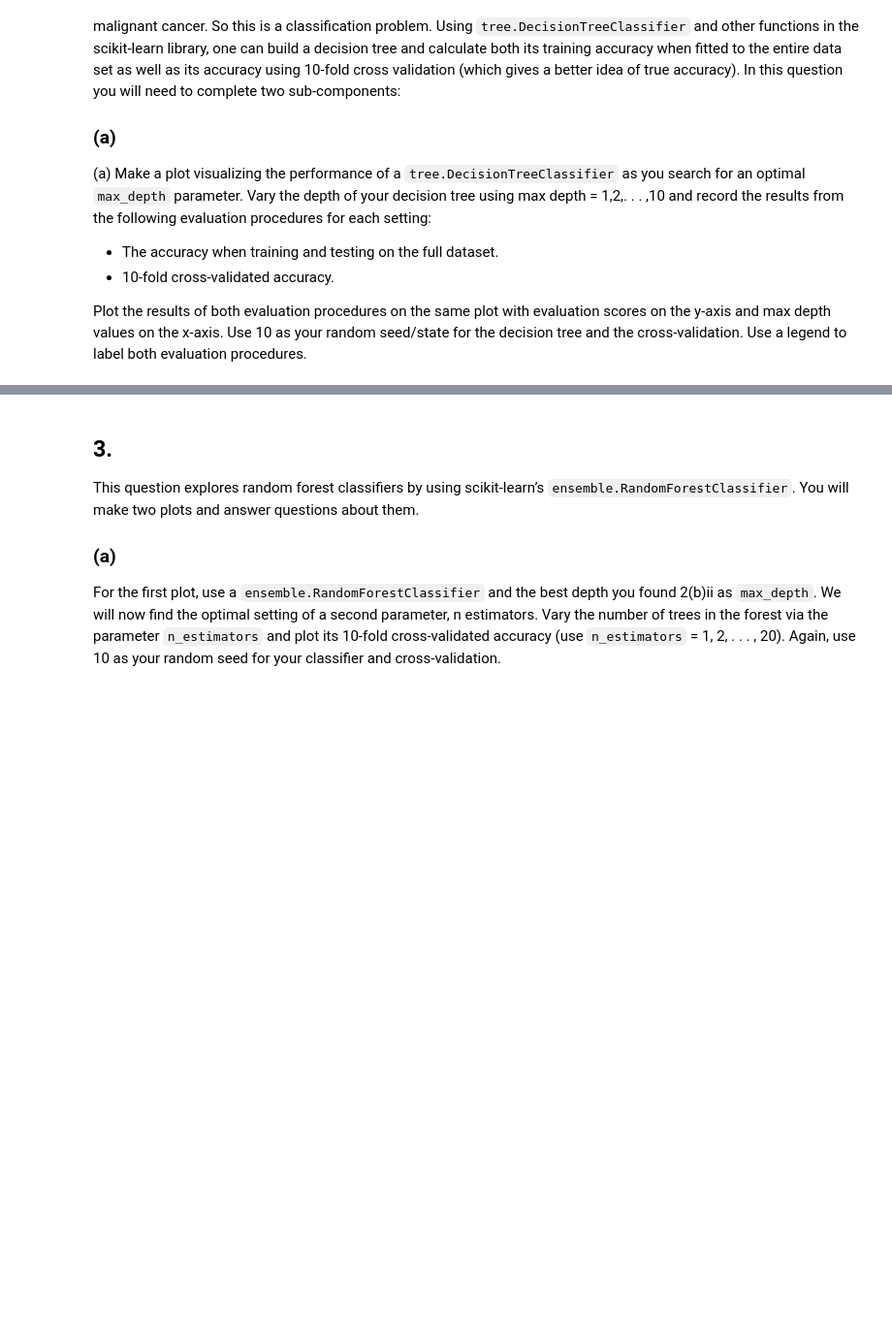
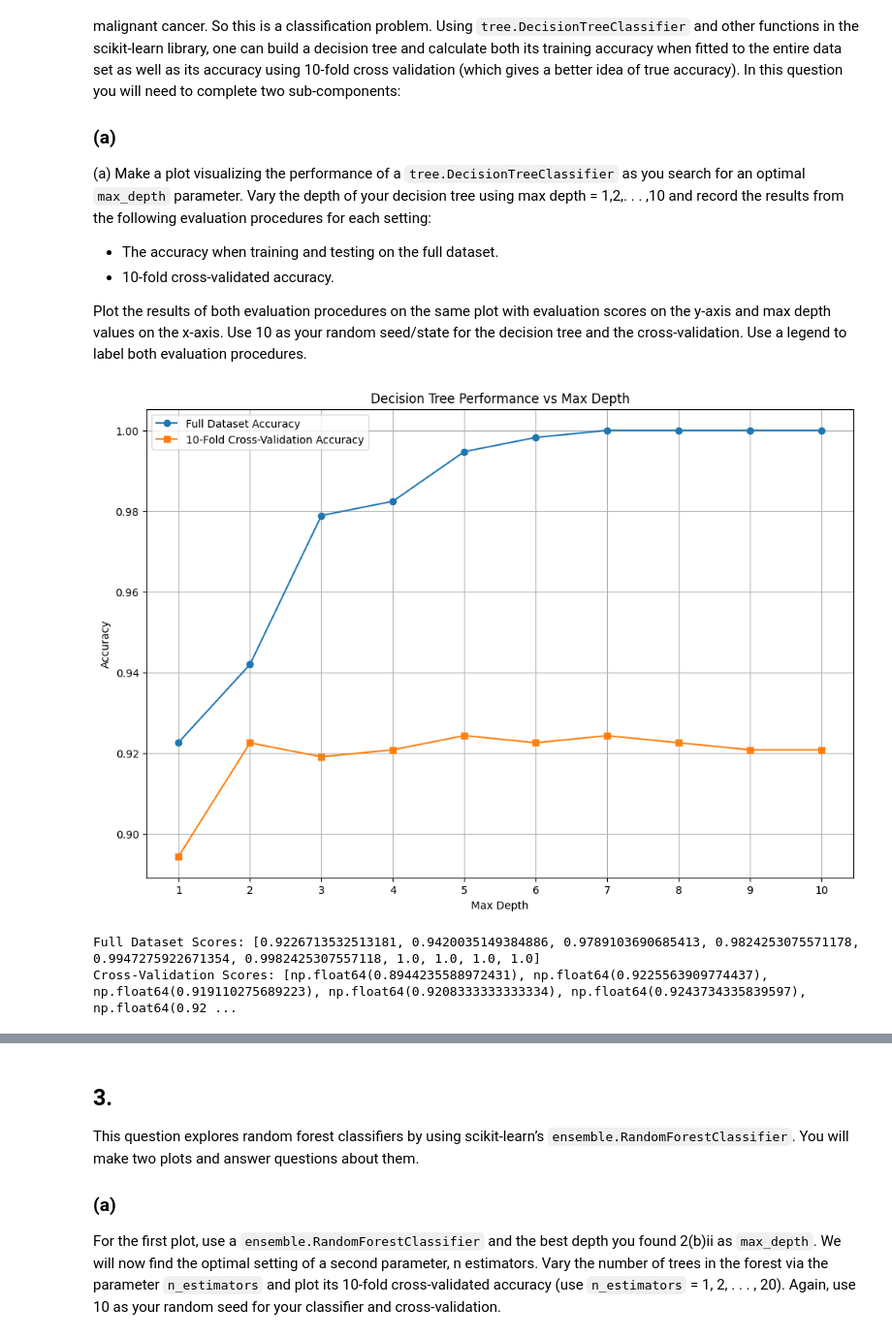
Before and after one commit to jeevanspatil/test123, a Jupyter notebook: hw1_programming_base_notebook.ipynb, the cells around one changed output, grey strips where cells are left out. Shown at 97% size. Cells and saved outputs as stored; diff of their text form; code cells hidden in the pictures; blank space fills up the shorter version.

Commit message:
Complete hw1_programming_base_notebook.ipynb with all questions answered
Co-authored-by: jeevanspatil <60043118+jeevanspatil@users.noreply.github.com>

```diff
--- a/hw1_programming_base_notebook.ipynb
+++ b/hw1_programming_base_notebook.ipynb
@@ -20,3 +20,20 @@ label is 0 if the patient’s data indicates a malignant cancer and 1 otherwise.
 base rate of malignant cancer occurrence over the entire data set. In other words, what would
 be your best guess for the probability of malignant cancer of a single example using only the
 labels in the training set? This question is very simple, so try not to overthink it.
+# %%
+# Load the breast cancer dataset
+data = load_breast_cancer()
+X = data.data
+y = data.target
+
+# Compute base rate of malignant cancer (label = 0)
+# Note: In sklearn, 0 = malignant, 1 = benign
+malignant_count = np.sum(y == 0)
+total_count = len(y)
+base_rate = malignant_count / total_count
+
+print(f"Total samples: {total_count}")
+print(f"Malignant samples: {malignant_count}")
+print(f"Benign samples: {total_count - malignant_count}")
+print(f"Base rate of malignant cancer: {base_rate:.4f}")
+print(f"Probability of malignant cancer: {base_rate*100:.2f}%")
@@ -39,6 +62,44 @@ for each setting:
 Plot the results of both evaluation procedures on the same plot with evaluation scores on
 the y-axis and max depth values on the x-axis. Use 10 as your random seed/state for the
 decision tree and the cross-validation. Use a legend to label both evaluation procedures.
+# %%
+# Question 2a: Decision Tree with varying max_depth
+max_depths = range(1, 11)
+full_dataset_scores = []
+cv_scores = []
+
+for depth in max_depths:
+    # Create decision tree classifier
+    clf = tree.DecisionTreeClassifier(max_depth=depth, random_state=RANDOM_STATE)
+
+    # Full dataset accuracy (train and test on full dataset)
+    clf.fit(X, y)
+    full_score = clf.score(X, y)
+    full_dataset_scores.append(full_score)
+
+    # 10-fold cross-validation accuracy
+    cv = KFold(n_splits=10, shuffle=True, random_state=RANDOM_STATE)
+    scores = cross_val_score(clf, X, y, cv=cv)
+    cv_scores.append(scores.mean())
+
+# Plot the results
+plt.figure(figsize=FIGSIZE)
+plt.plot(max_depths, full_dataset_scores, marker='o', label='Full Dataset Accuracy')
+plt.plot(max_depths, cv_scores, marker='s', label='10-Fold Cross-Validation Accuracy')
+plt.xlabel('Max Depth')
+plt.ylabel('Accuracy')
+plt.title('Decision Tree Performance vs Max Depth')
+plt.legend()
+plt.grid(True)
+plt.xticks(max_depths)
+plt.show()
+
+print("Full Dataset Scores:", full_dataset_scores)
+print("Cross-Validation Scores:", cv_scores)
+# %% [output]
+[figure, added]
+Full Dataset Scores: [0.9226713532513181, 0.9420035149384886, 0.9789103690685413, 0.9824253075571178, 0.9947275922671354, 0.9982425307557118, 1.0, 1.0, 1.0, 1.0]
+Cross-Validation Scores: [np.float64(0.8944235588972431), np.float64(0.9225563909774437), np.float64(0.919110275689223), np.float64(0.9208333333333334), np.float64(0.9243734335839597), np.float64(0.92 ...
 # %% [markdown]
 ### (b)
 Answer the questions below based on the results of 2a. Write your answers in the
```
Also changed, not shown: parts of 8 cells of this notebook.
